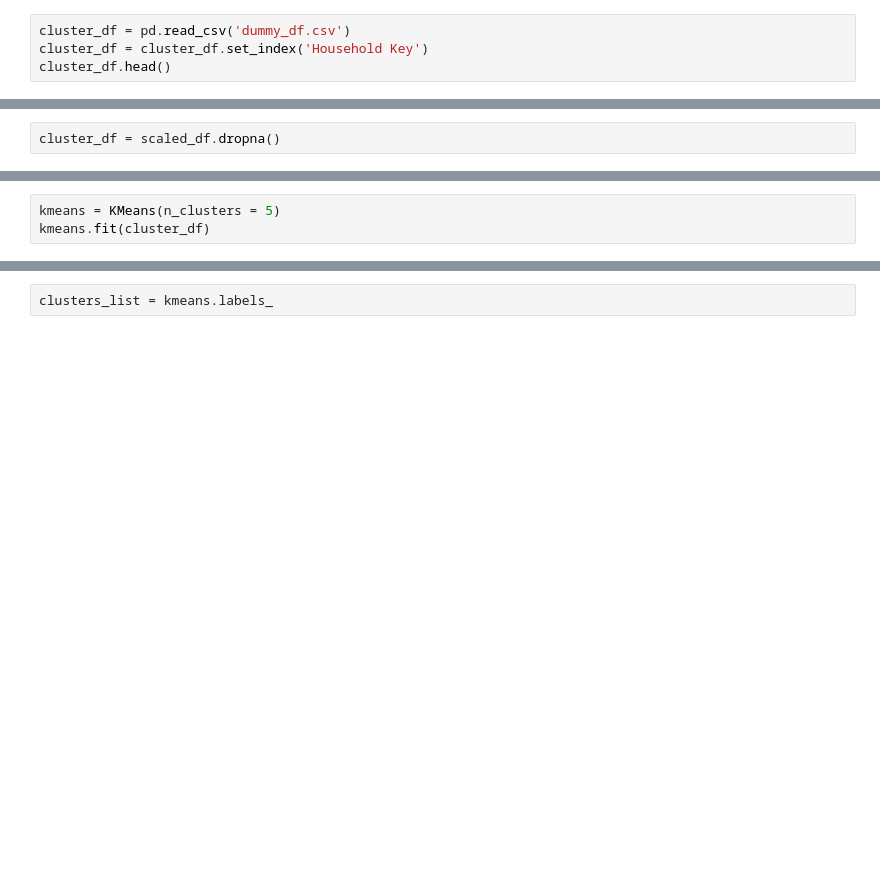
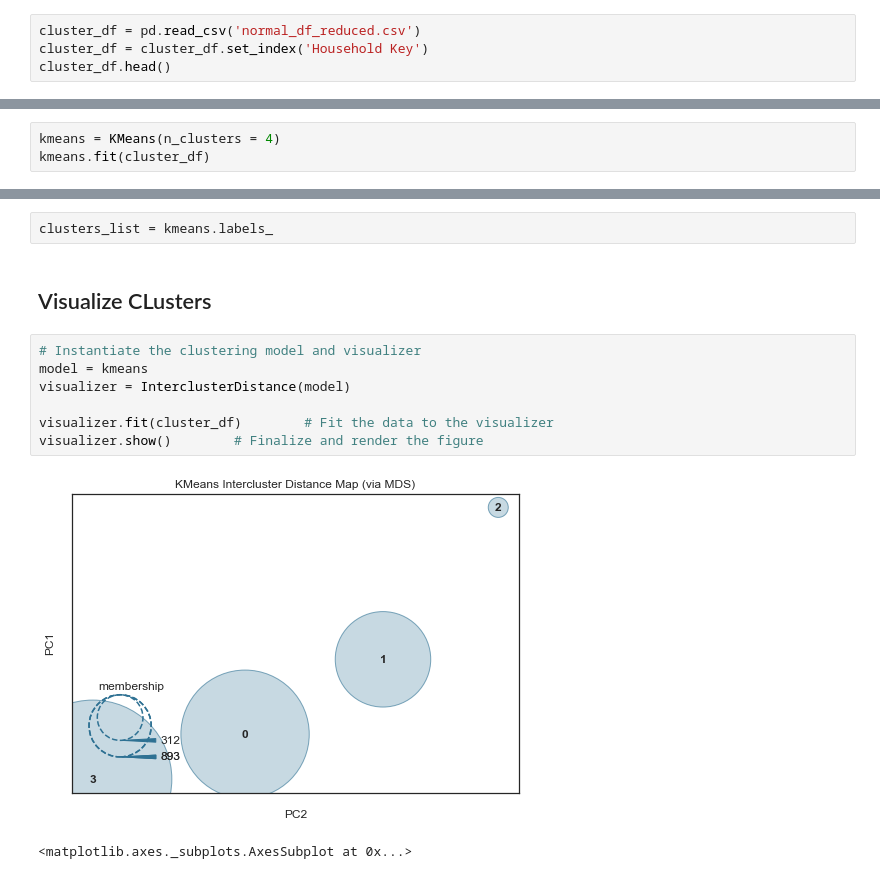
Before and after one commit to Botafogo1894/Columbia_AI_Course, a Jupyter notebook: Clustering_model.ipynb, the cells around one changed output, grey strips where cells are left out. Saved outputs shown, nothing was run; the diff lists cells and outputs as text; blank space fills up the shorter version.

```diff
--- a/Clustering_model.ipynb
+++ b/Clustering_model.ipynb
@@ -67,4 +42,4 @@ from sklearn.preprocessing import MinMaxScaler
 # %%
-cluster_df = pd.read_csv('dummy_df.csv')
+cluster_df = pd.read_csv('normal_df_reduced.csv')
 cluster_df = cluster_df.set_index('Household Key')
 cluster_df.head()
@@ -83,2 +54,0 @@ scaled_df.to_csv('scaled_final_df.csv')
-# %%
-cluster_df = scaled_df.dropna()
@@ -87,3 +57,3 @@ cluster_df.shape
 # %%
-kmeans = KMeans(n_clusters = 5)
+kmeans = KMeans(n_clusters = 4)
 kmeans.fit(cluster_df)
@@ -93,5 +76,17 @@ cluster_df.head()
 # %%
 clusters_list = kmeans.labels_
+# %% [markdown]
+## Visualize CLusters
+# %%
+# Instantiate the clustering model and visualizer
+model = kmeans
+visualizer = InterclusterDistance(model)
+
+visualizer.fit(cluster_df)        # Fit the data to the visualizer
+visualizer.show()        # Finalize and render the figure
+# %% [output]
+[figure, added]
+<matplotlib.axes._subplots.AxesSubplot at 0x...>
 # %%
 X = clusters_list
 
```
Also changed, not shown: parts of 38 cells of this notebook, 6 other files.
